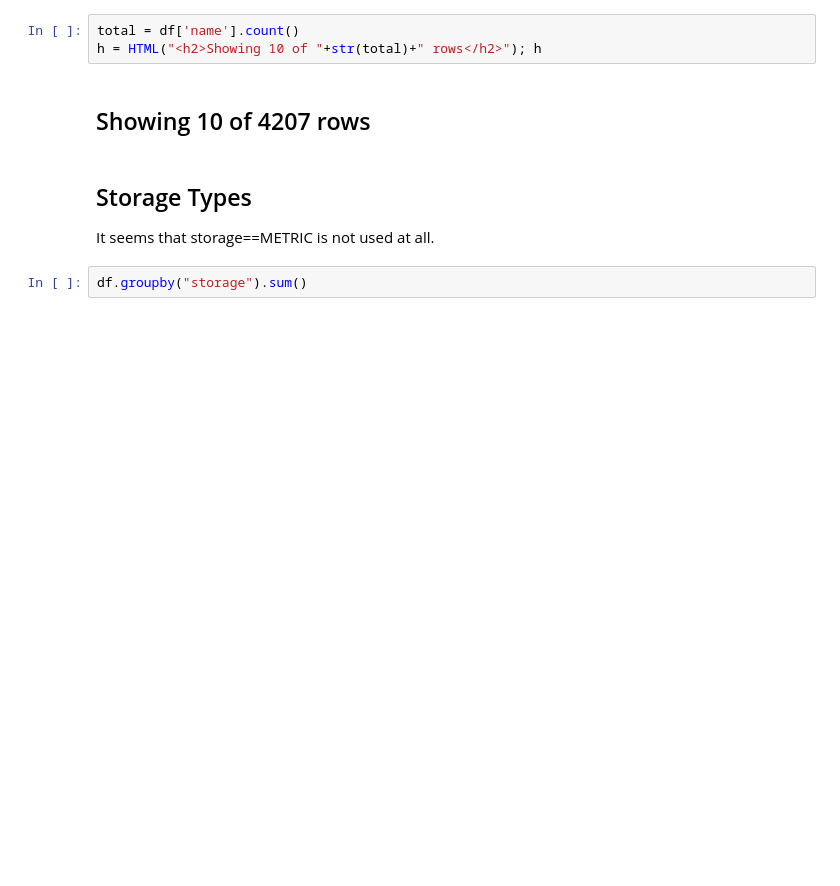
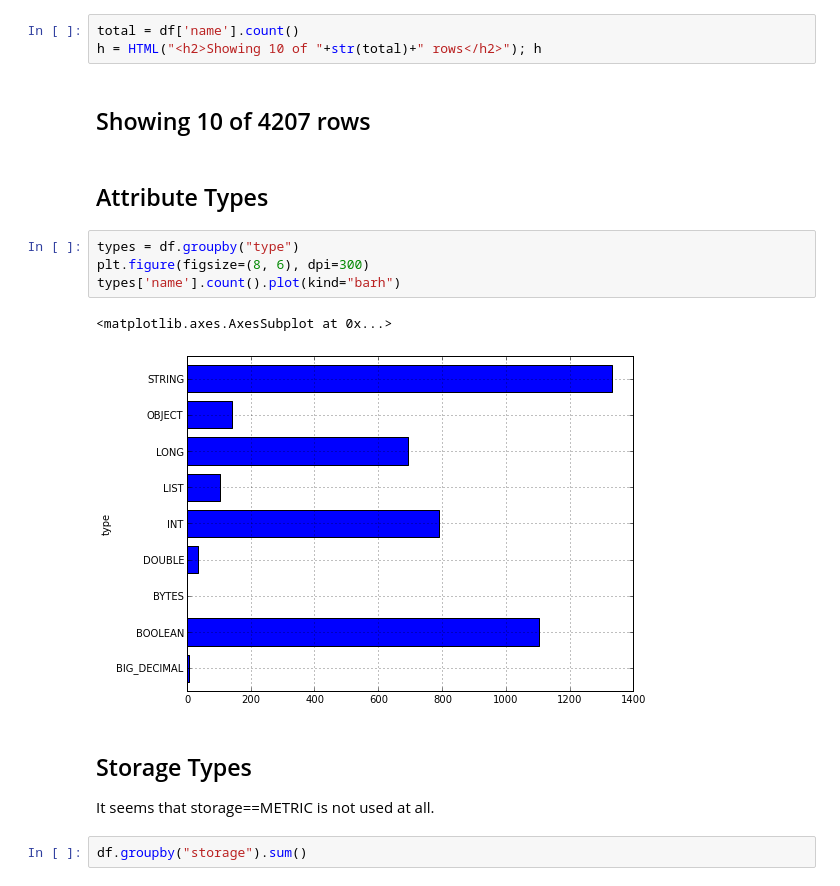
Before and after one commit to hal/dmr.analytics, a Jupyter notebook: notebooks/AttributeMetaData.ipynb, the cells around one changed output. Saved outputs shown, nothing was run; the diff lists cells and outputs as text; blank space fills up the shorter version.

Commit message:
attribute types

```diff
--- a/notebooks/AttributeMetaData.ipynb
+++ b/notebooks/AttributeMetaData.ipynb
@@ -32,6 +32,15 @@ total = df['name'].count()
 h = HTML("<h2>Showing 10 of "+str(total)+" rows</h2>"); h
 # %% [output]
 Showing 10 of 4207 rows
+# %% [markdown]
+## Attribute Types
+# %%
+types = df.groupby("type")
+plt.figure(figsize=(8, 6), dpi=300)
+types['name'].count().plot(kind="barh")
+# %% [output]
+<matplotlib.axes.AxesSubplot at 0x...>
+[figure, added]
 # %% [markdown]
 ## Storage Types
 
```
Also changed, not shown: parts of 1 cell of this notebook.
